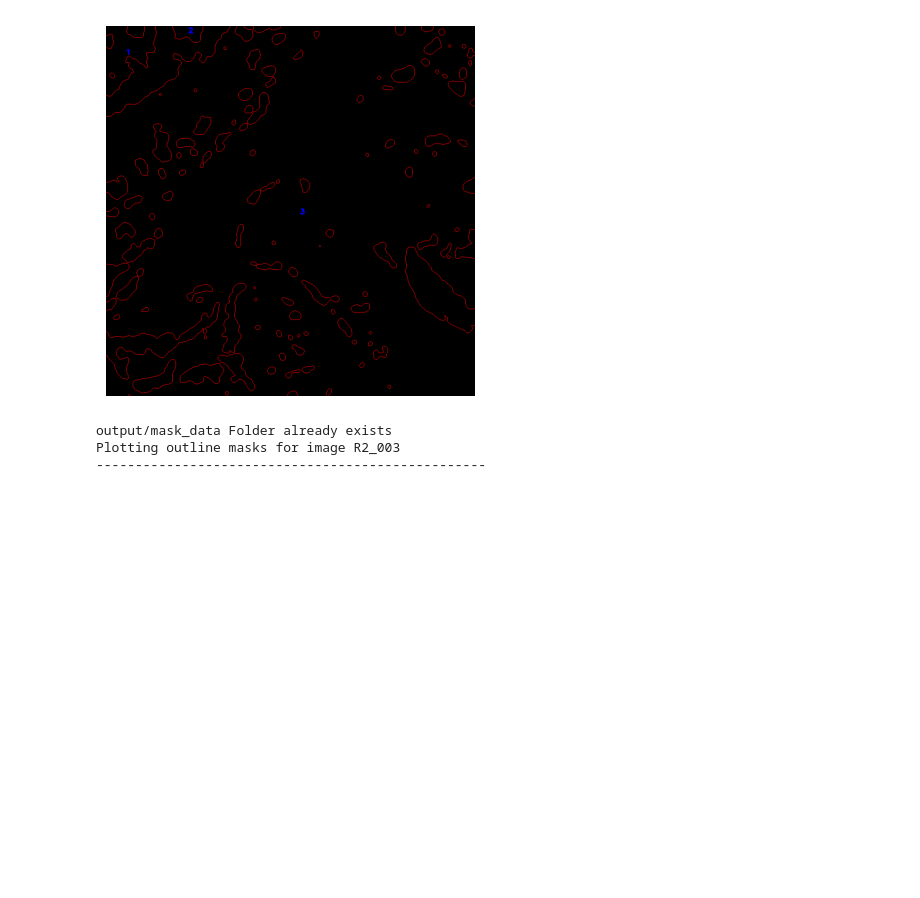
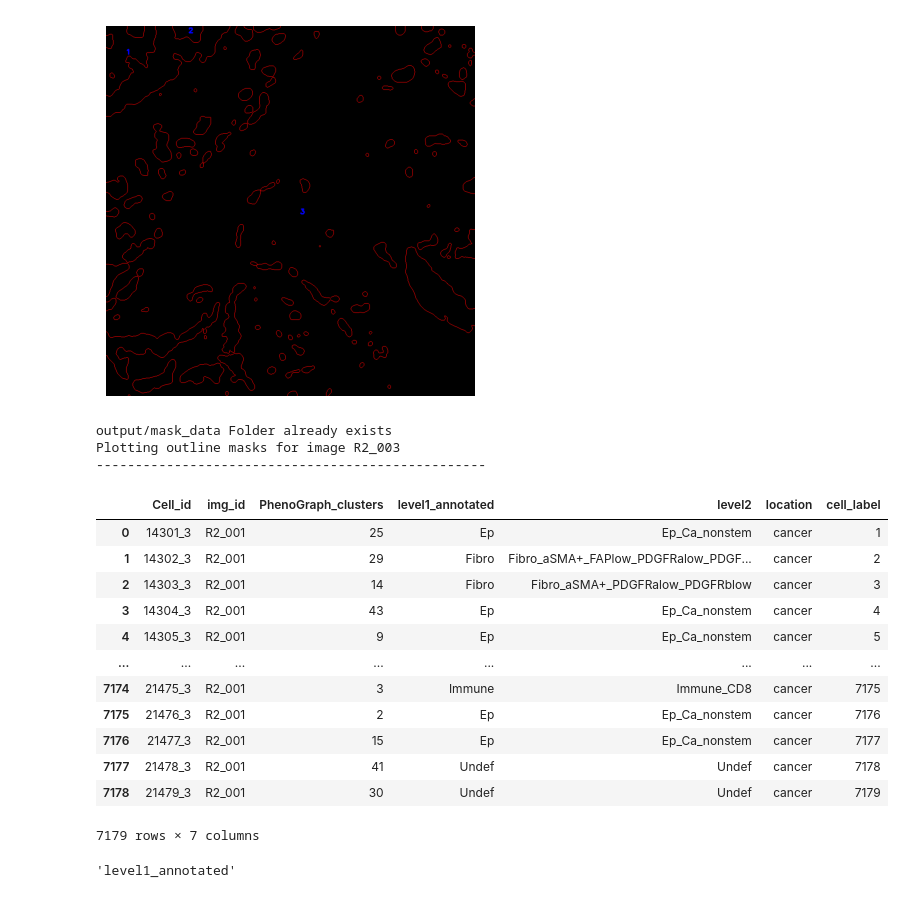
Before and after one commit to PattaWapee/IMCprocess, a Jupyter notebook: notebooks/mask_analysis/mask_analysis_full_pipeline/01pipeline_level1.ipynb, the cells around one changed output. Saved outputs shown, nothing was run; the diff lists cells and outputs as text; code cells hidden in the pictures; blank space fills up the shorter version.

```diff
--- a/notebooks/mask_analysis/mask_analysis_full_pipeline/01pipeline_level1.ipynb
+++ b/notebooks/mask_analysis/mask_analysis_full_pipeline/01pipeline_level1.ipynb
@@ -154,3 +155,23 @@ Plotting outline masks for image R2_003
 output/mask_data Folder already exists
 Plotting outline masks for image R2_003
 --------------------------------------------------
+# %%
+cells_data_list[0]
+# %% [output]
+|  | Cell_id | img_id | PhenoGraph_clusters | level1_annotated | level2 | location | cell_label |
+| 0 | 14301_3 | R2_001 | 25 | Ep | Ep_Ca_nonstem | cancer | 1 |
+| 1 | 14302_3 | R2_001 | 29 | Fibro | Fibro_aSMA+_FAPlow_PDGFRalow_PDGF... | cancer | 2 |
+| 2 | 14303_3 | R2_001 | 14 | Fibro | Fibro_aSMA+_PDGFRalow_PDGFRblow | cancer | 3 |
+| 3 | 14304_3 | R2_001 | 43 | Ep | Ep_Ca_nonstem | cancer | 4 |
+| 4 | 14305_3 | R2_001 | 9 | Ep | Ep_Ca_nonstem | cancer | 5 |
+| ... | ... | ... | ... | ... | ... | ... | ... |
+| 7174 | 21475_3 | R2_001 | 3 | Immune | Immune_CD8 | cancer | 7175 |
+| 7175 | 21476_3 | R2_001 | 2 | Ep | Ep_Ca_nonstem | cancer | 7176 |
+| 7176 | 21477_3 | R2_001 | 15 | Ep | Ep_Ca_nonstem | cancer | 7177 |
+| 7177 | 21478_3 | R2_001 | 41 | Undef | Undef | cancer | 7178 |
+| 7178 | 21479_3 | R2_001 | 30 | Undef | Undef | cancer | 7179 |
+7179 rows × 7 columns
+# %%
+cells_data_list[0].columns[cells_data_list[0].columns.str.contains('level1')][0]
+# %% [output]
+'level1_annotated'
```
Also changed, not shown: parts of 6 cells of this notebook, 2 other files.
